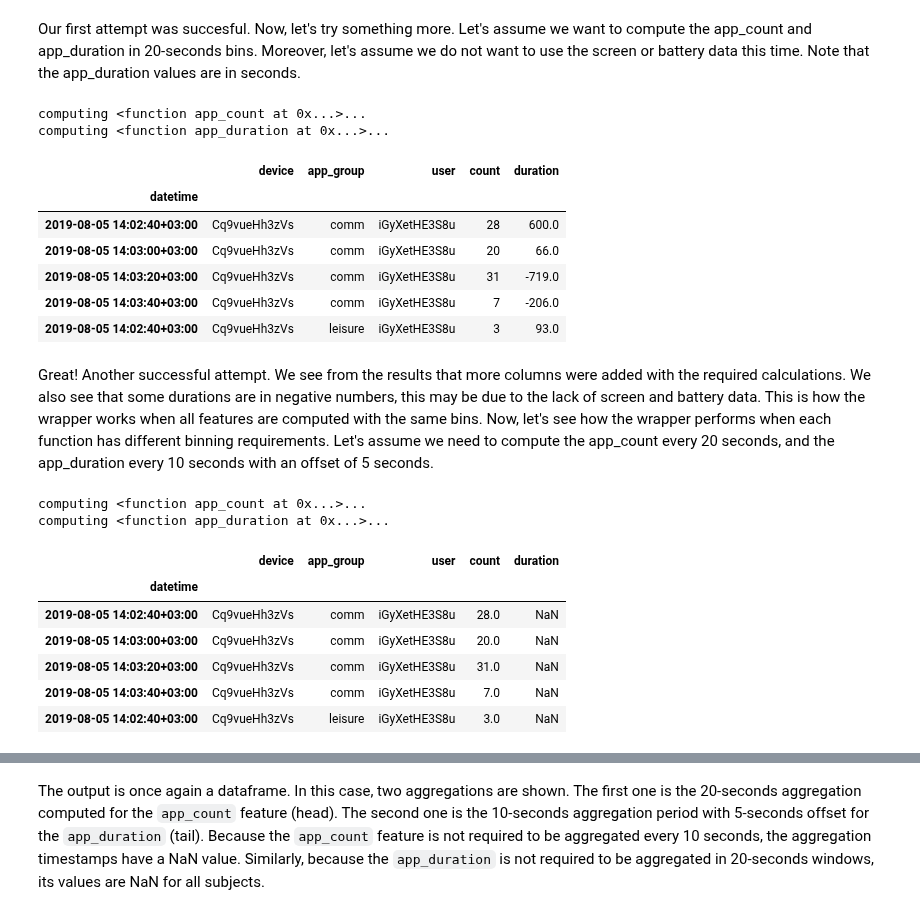
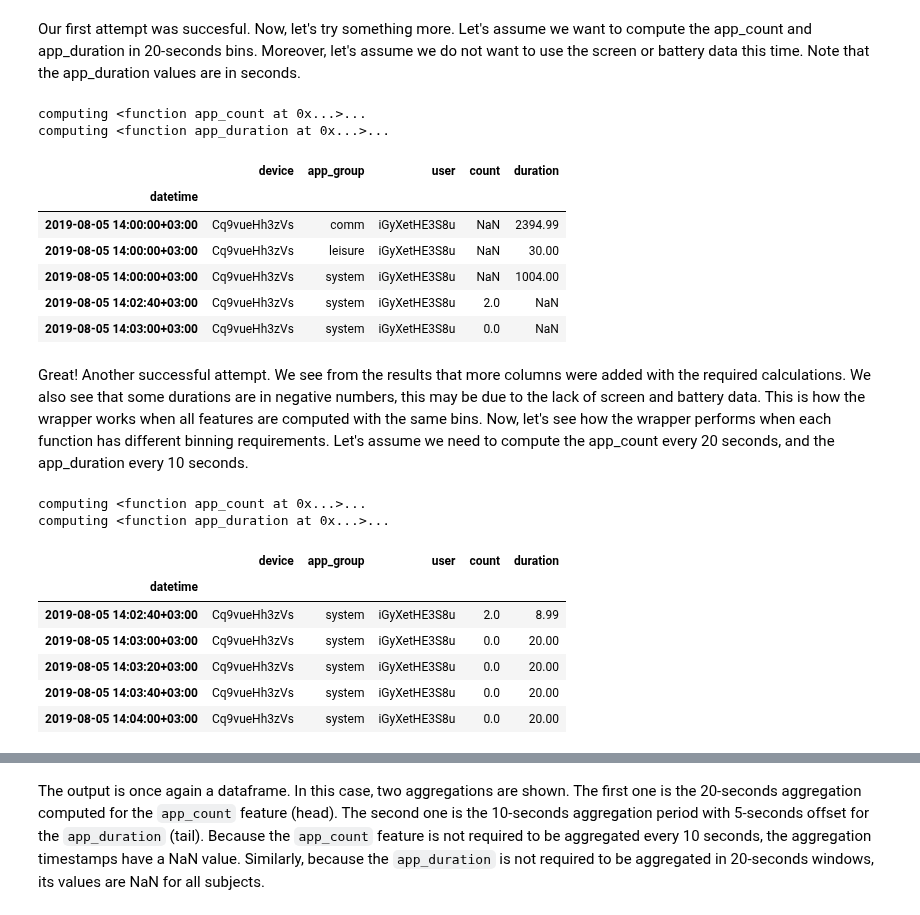
Before and after one commit to digitraceslab/niimpy, a Jupyter notebook: docs/demo_notebooks/application.ipynb, the cells around one changed output, grey strips where cells are left out. Saved outputs shown, nothing was run; the diff lists cells and outputs as text; code cells hidden in the pictures.

Commit message:
Update application notebook

```diff
--- a/docs/demo_notebooks/application.ipynb
+++ b/docs/demo_notebooks/application.ipynb
@@ -274,24 +295,24 @@ computing <function app_count at 0x...>...
 Our first attempt was succesful. Now, let's try something more. Let's assume we want to compute the app_count and app_duration in 20-seconds bins. Moreover, let's assume we do not want to use the screen or battery data this time. Note that the app_duration values are in seconds.
 # %%
 wrapper_features2 = {app.app_count:{"app_column_name":"application_name", "resample_args":{"rule":"20S"}},
-                     app.app_duration:{"app_column_name":"application_name", "resample_args":{"rule":"20S"}}}
+                     app.app_duration:{"app_column_name":"application_name", "resample_args":{"rule":"1H"}}}
 results_wrapper = app.extract_features_app(data, empty_bat, empty_screen, features=wrapper_features2)
 results_wrapper.head(5)
 # %% [output]
 computing <function app_count at 0x...>...
 computing <function app_duration at 0x...>...
 |  | device | app_group | user | count | duration |
 | datetime |  |  |  |  |  |
-| 2019-08-05 14:02:40+03:00 | Cq9vueHh3zVs | comm | iGyXetHE3S8u | 28 | 600.0 |
-| 2019-08-05 14:03:00+03:00 | Cq9vueHh3zVs | comm | iGyXetHE3S8u | 20 | 66.0 |
-| 2019-08-05 14:03:20+03:00 | Cq9vueHh3zVs | comm | iGyXetHE3S8u | 31 | -719.0 |
-| 2019-08-05 14:03:40+03:00 | Cq9vueHh3zVs | comm | iGyXetHE3S8u | 7 | -206.0 |
-| 2019-08-05 14:02:40+03:00 | Cq9vueHh3zVs | leisure | iGyXetHE3S8u | 3 | 93.0 |
+| 2019-08-05 14:00:00+03:00 | Cq9vueHh3zVs | comm | iGyXetHE3S8u | NaN | 2394.99 |
+| 2019-08-05 14:00:00+03:00 | Cq9vueHh3zVs | leisure | iGyXetHE3S8u | NaN | 30.00 |
+| 2019-08-05 14:00:00+03:00 | Cq9vueHh3zVs | system | iGyXetHE3S8u | NaN | 1004.00 |
+| 2019-08-05 14:02:40+03:00 | Cq9vueHh3zVs | system | iGyXetHE3S8u | 2.0 | NaN |
+| 2019-08-05 14:03:00+03:00 | Cq9vueHh3zVs | system | iGyXetHE3S8u | 0.0 | NaN |
 # %% [markdown]
-Great! Another successful attempt. We see from the results that more columns were added with the required calculations. We also see that some durations are in negative numbers, this may be due to the lack of screen and battery data. This is how the wrapper works when all features are computed with the same bins. Now, let's see how the wrapper performs when each function has different binning requirements. Let's assume we need to compute the app_count every 20 seconds, and the app_duration every 10 seconds with an offset of 5 seconds.
+Great! Another successful attempt. We see from the results that more columns were added with the required calculations. We also see that some durations are in negative numbers, this may be due to the lack of screen and battery data. This is how the wrapper works when all features are computed with the same bins. Now, let's see how the wrapper performs when each function has different binning requirements. Let's assume we need to compute the app_count every 20 seconds, and the app_duration every 10 seconds.
 # %%
-wrapper_features3 = {app.app_count:{"app_column_name":"application_name", "resample_args":{"rule":"20S"}},
-                     app.app_duration:{"app_column_name":"application_name", "resample_args":{"rule":"10S", "offset":"5S"}}}
+wrapper_features3 = {app.app_count:{"app_column_name":"application_name", "group_by_columns": ['user','group', 'device', 'app_group'], "resample_args":{"rule":"20S"}},
+                     app.app_duration:{"app_column_name":"application_name", "group_by_columns": ['user','group', 'device'], "resample_args":{"rule":"20S"}}}
 results_wrapper = app.extract_features_app(data, bat_data, screen_data, features=wrapper_features3)
 results_wrapper.head(5)
 # %% [output]
@@ -299,11 +320,11 @@ computing <function app_count at 0x...>...
 computing <function app_duration at 0x...>...
 |  | device | app_group | user | count | duration |
 | datetime |  |  |  |  |  |
-| 2019-08-05 14:02:40+03:00 | Cq9vueHh3zVs | comm | iGyXetHE3S8u | 28.0 | NaN |
-| 2019-08-05 14:03:00+03:00 | Cq9vueHh3zVs | comm | iGyXetHE3S8u | 20.0 | NaN |
-| 2019-08-05 14:03:20+03:00 | Cq9vueHh3zVs | comm | iGyXetHE3S8u | 31.0 | NaN |
-| 2019-08-05 14:03:40+03:00 | Cq9vueHh3zVs | comm | iGyXetHE3S8u | 7.0 | NaN |
-| 2019-08-05 14:02:40+03:00 | Cq9vueHh3zVs | leisure | iGyXetHE3S8u | 3.0 | NaN |
+| 2019-08-05 14:02:40+03:00 | Cq9vueHh3zVs | system | iGyXetHE3S8u | 2.0 | 8.99 |
+| 2019-08-05 14:03:00+03:00 | Cq9vueHh3zVs | system | iGyXetHE3S8u | 0.0 | 20.00 |
+| 2019-08-05 14:03:20+03:00 | Cq9vueHh3zVs | system | iGyXetHE3S8u | 0.0 | 20.00 |
+| 2019-08-05 14:03:40+03:00 | Cq9vueHh3zVs | system | iGyXetHE3S8u | 0.0 | 20.00 |
+| 2019-08-05 14:04:00+03:00 | Cq9vueHh3zVs | system | iGyXetHE3S8u | 0.0 | 20.00 |
 # %%
 results_wrapper.tail(5)
 # %% [output]
```
Also changed, not shown: parts of 22 cells of this notebook, 5 other files.
